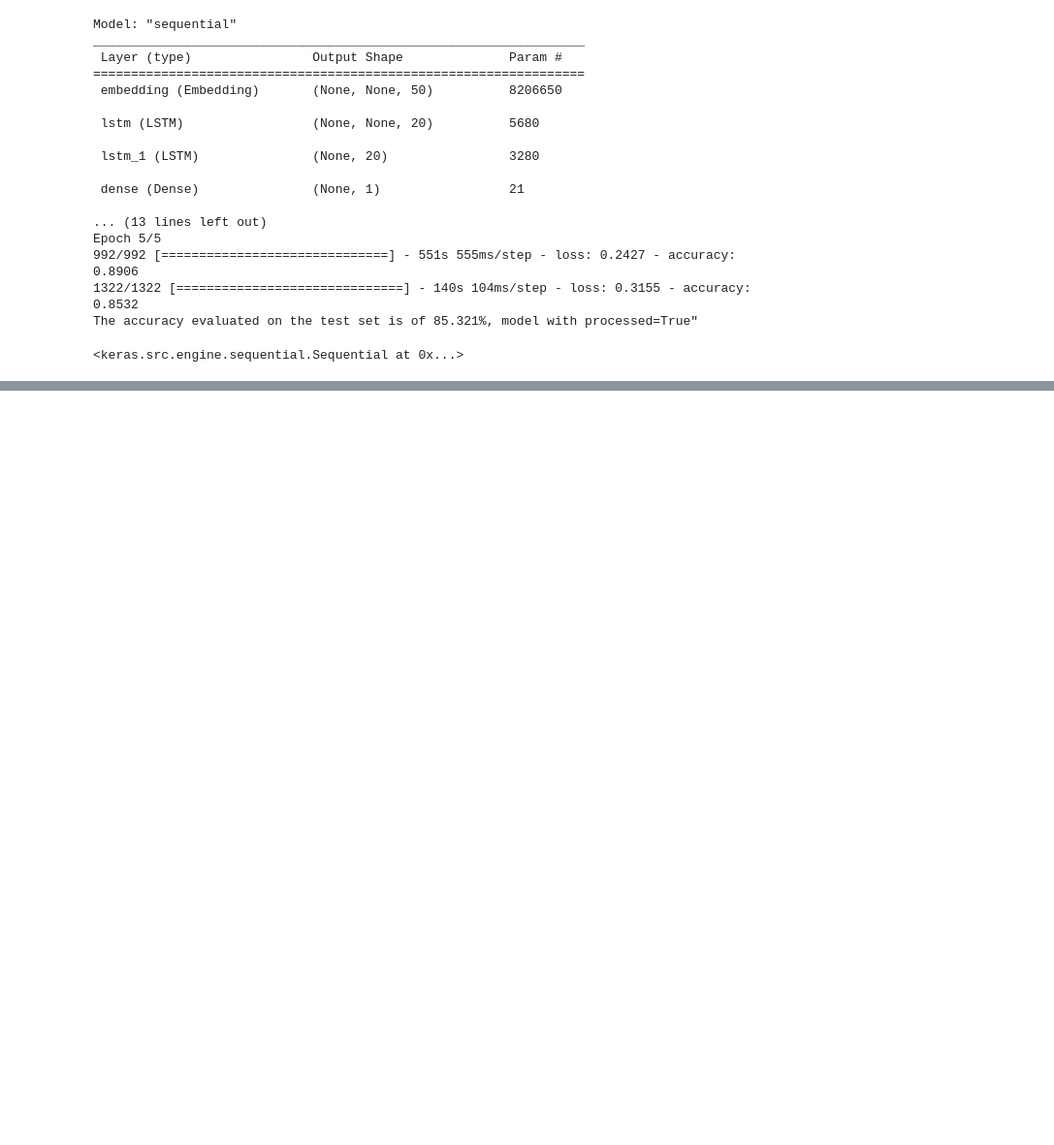
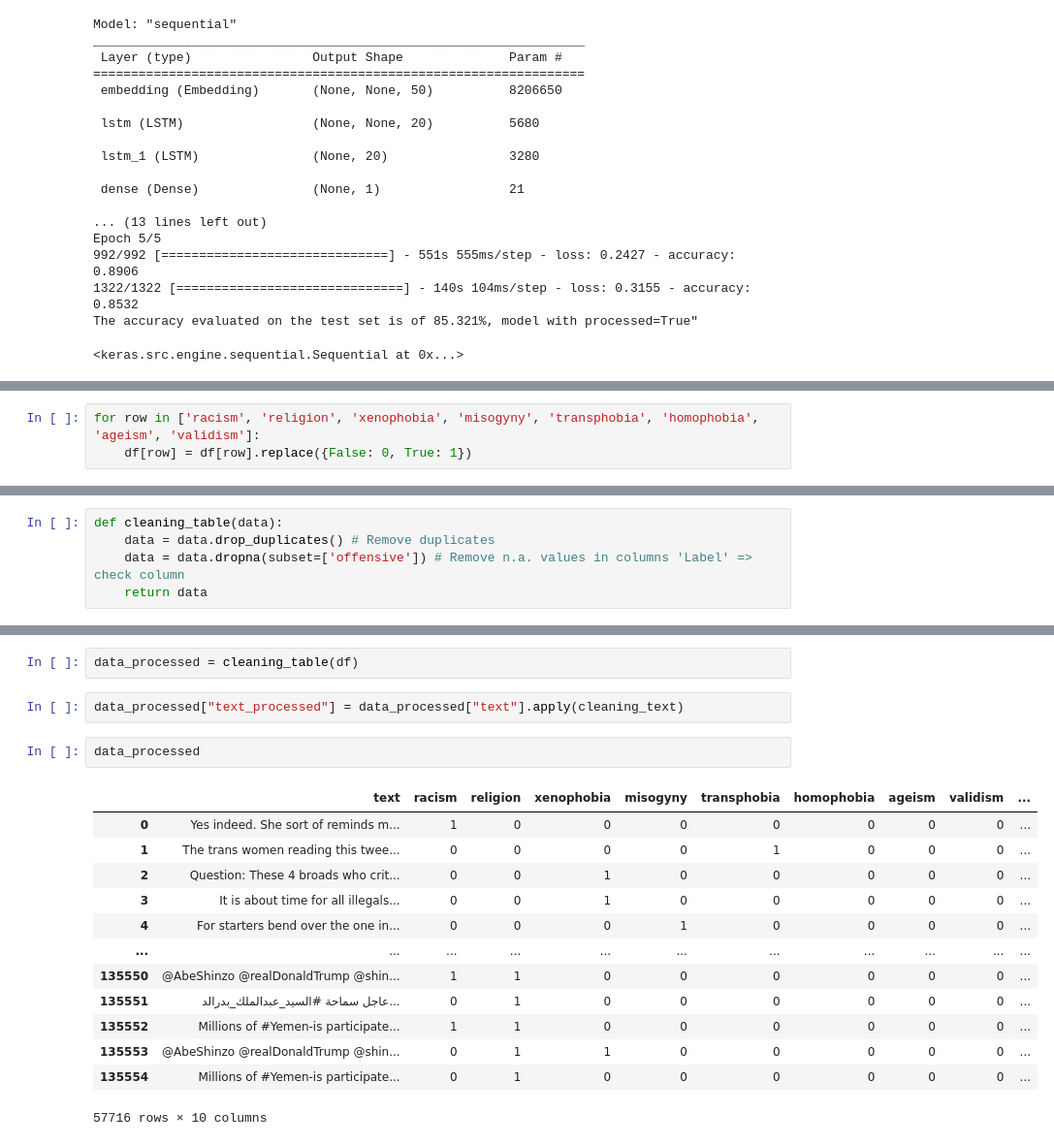
Before and after one commit to irismarechal1997/moder_ia, a Jupyter notebook: notebook/Marianne.ipynb, the cells around one changed output, grey strips where cells are left out. Shown: that part at 97% size. Saved outputs shown, nothing was run; the diff lists cells and outputs as text; blank space fills up the shorter version.

```diff
--- a/notebook/Marianne.ipynb
+++ b/notebook/Marianne.ipynb
@@ -611,0 +687,3 @@ The accuracy evaluated on the test set is of 85.321%, model with processed=True"
+# %%
+for row in ['racism', 'religion', 'xenophobia', 'misogyny', 'transphobia', 'homophobia', 'ageism', 'validism']:
+    df[row] = df[row].replace({False: 0, True: 1})
@@ -611,0 +706,5 @@ The accuracy evaluated on the test set is of 85.321%, model with processed=True"
+# %%
+def cleaning_table(data):
+    data = data.drop_duplicates() # Remove duplicates
+    data = data.dropna(subset=['offensive']) # Remove n.a. values in columns 'Label' => check column
+    return data
@@ -611,0 +751,20 @@ The accuracy evaluated on the test set is of 85.321%, model with processed=True"
+# %%
+data_processed = cleaning_table(df)
+# %%
+data_processed["text_processed"] = data_processed["text"].apply(cleaning_text)
+# %%
+data_processed
+# %% [output]
+|  | text | racism | religion | xenophobia | misogyny | transphobia | homophobia | ageism | validism | ... |
+| 0 | Yes indeed. She sort of reminds m... | 1 | 0 | 0 | 0 | 0 | 0 | 0 | 0 | ... |
+| 1 | The trans women reading this twee... | 0 | 0 | 0 | 0 | 1 | 0 | 0 | 0 | ... |
+| 2 | Question: These 4 broads who crit... | 0 | 0 | 1 | 0 | 0 | 0 | 0 | 0 | ... |
+| 3 | It is about time for all illegals... | 0 | 0 | 1 | 0 | 0 | 0 | 0 | 0 | ... |
+| 4 | For starters bend over the one in... | 0 | 0 | 0 | 1 | 0 | 0 | 0 | 0 | ... |
+| ... | ... | ... | ... | ... | ... | ... | ... | ... | ... | ... |
+| 135550 | @AbeShinzo @realDonaldTrump @shin... | 1 | 1 | 0 | 0 | 0 | 0 | 0 | 0 | ... |
+| 135551 | عاجل سماحة #السيد_عبدالملك_بدرالد... | 0 | 1 | 0 | 0 | 0 | 0 | 0 | 0 | ... |
+| 135552 | Millions of #Yemen-is participate... | 1 | 1 | 0 | 0 | 0 | 0 | 0 | 0 | ... |
+| 135553 | @AbeShinzo @realDonaldTrump @shin... | 0 | 1 | 1 | 0 | 0 | 0 | 0 | 0 | ... |
+| 135554 | Millions of #Yemen-is participate... | 0 | 1 | 0 | 0 | 0 | 0 | 0 | 0 | ... |
+57716 rows × 10 columns
```
Also changed, not shown: parts of 20 cells of this notebook.
